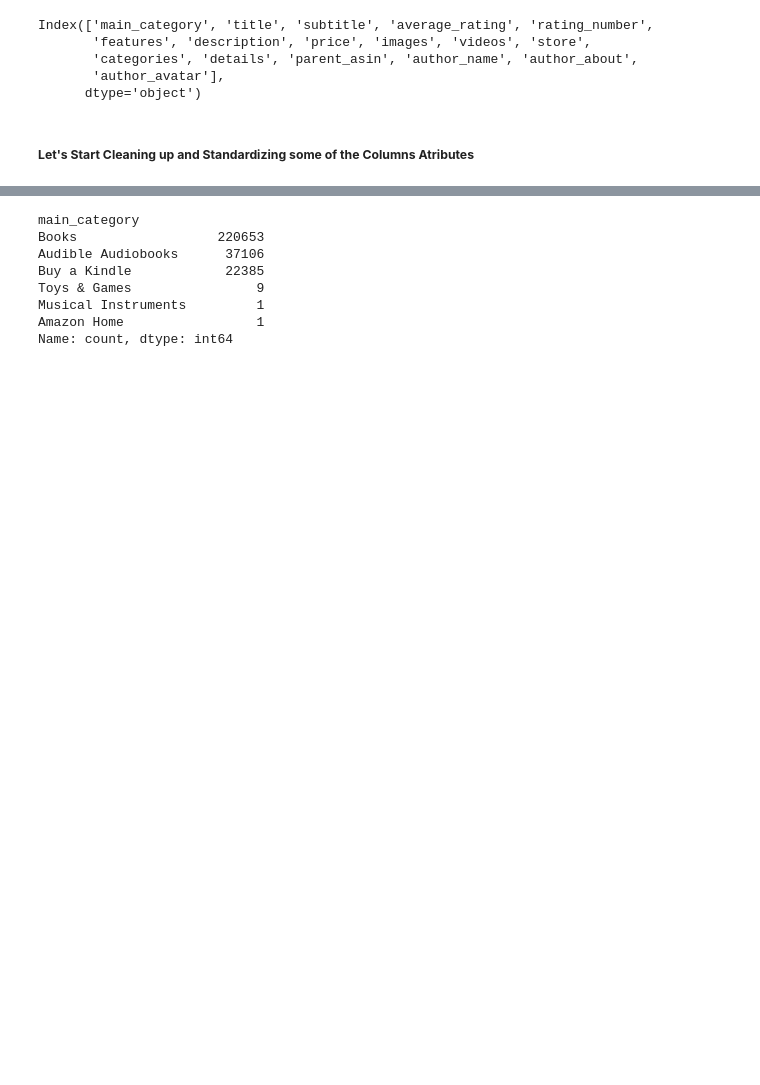
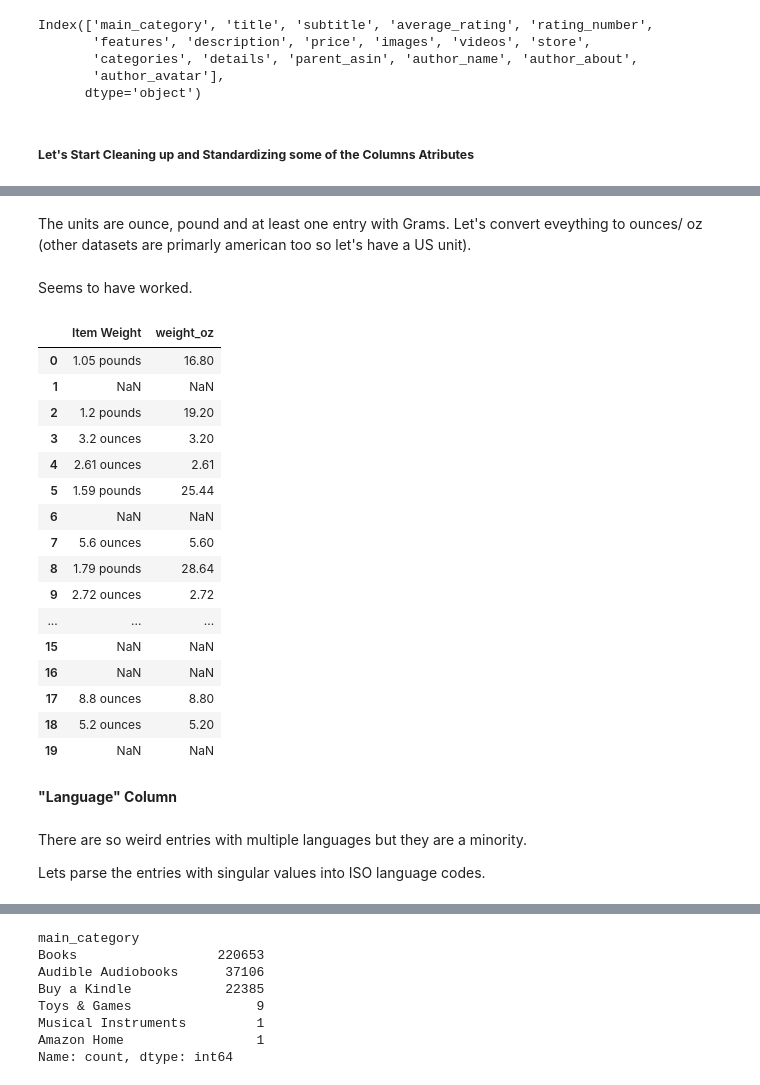
Before and after one commit to ijustsnapped/IPAI, a Jupyter notebook: Project_Raw.ipynb, the cells around one changed output, grey strips where cells are left out. Saved outputs shown, nothing was run; the diff lists cells and outputs as text; code cells hidden in the pictures; blank space fills up the shorter version.

```diff
--- a/Project_Raw.ipynb
+++ b/Project_Raw.ipynb
@@ -1477,0 +1664,66 @@ df.head(1)
+# %% [markdown]
+The units are ounce, pound and at least one entry with Grams. Let's convert eveything to ounces/ oz (other datasets are primarly american too so let's have a US unit).
+# %%
+import re
+
+# Regex capturing:
+#   - numeric part (\d+(\.\d+)?)
+#   - optional space
+#   - unit group (pound/pounds/ounce/ounces/gram/grams)
+pattern = re.compile(r'(?P<value>\d+(\.\d+)?)(\s+)?(?P<unit>pound|pounds|ounce|ounces|gram|grams)', re.IGNORECASE)
+
+def parse_weight_to_oz(text):
+    if pd.isna(text):
+        return np.nan  # Nothing to parse
+    text_lower = str(text).lower()
+
+    match = pattern.search(text_lower)
+    if match:
+        val_str = match.group('value')   # e.g. "1.41"
+        unit_str = match.group('unit')   # e.g. "grams"
+
+        # Convert numeric part to float
+        val = float(val_str)
+
+        # Convert everything into ounces
+        if unit_str in ("pound", "pounds"):
+            return val * 16
+        elif unit_str in ("ounce", "ounces"):
+            return val
+        elif unit_str in ("gram", "grams"):
+            return val * 0.035274
+        else:
+            return np.nan
+    else:
+        return np.nan  # not recognized
+
+# Apply to your DataFrame:
+df["weight_oz"] = df["Item Weight"].apply(parse_weight_to_oz)
+# %% [markdown]
+Seems to have worked.
+# %%
+df[["Item Weight", "weight_oz"]].head(20)
+# %% [output]
+|  | Item Weight | weight_oz |
+| 0 | 1.05 pounds | 16.80 |
+| 1 | NaN | NaN |
+| 2 | 1.2 pounds | 19.20 |
+| 3 | 3.2 ounces | 3.20 |
+| 4 | 2.61 ounces | 2.61 |
+| 5 | 1.59 pounds | 25.44 |
+| 6 | NaN | NaN |
+| 7 | 5.6 ounces | 5.60 |
+| 8 | 1.79 pounds | 28.64 |
+| 9 | 2.72 ounces | 2.72 |
+| ... | ... | ... |
+| 15 | NaN | NaN |
+| 16 | NaN | NaN |
+| 17 | 8.8 ounces | 8.80 |
+| 18 | 5.2 ounces | 5.20 |
+| 19 | NaN | NaN |
+# %% [markdown]
+**"Language" Column**
+# %% [markdown]
+There are so weird entries with multiple languages but they are a minority.
+
+Lets parse the entries with singular values into ISO language codes.
```
Also changed, not shown: parts of 78 cells of this notebook.
